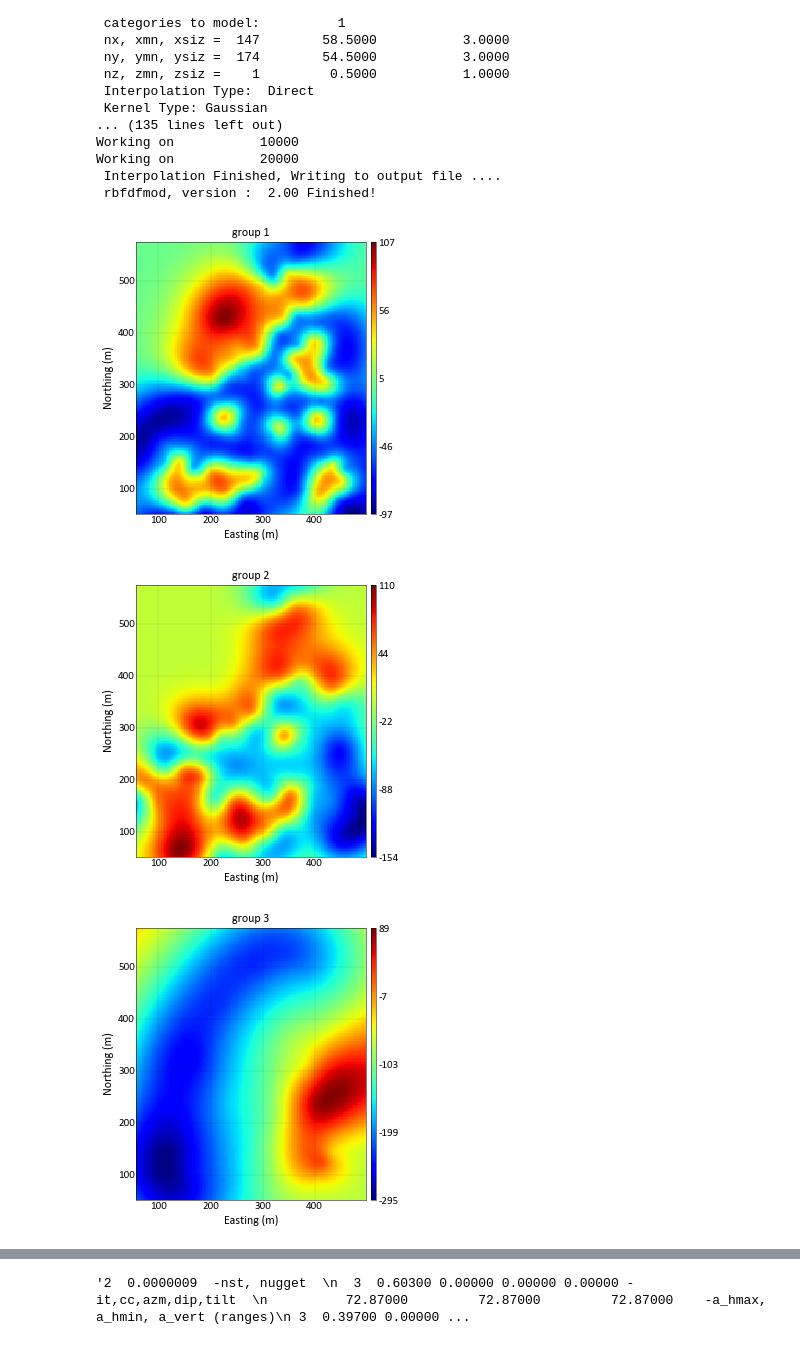
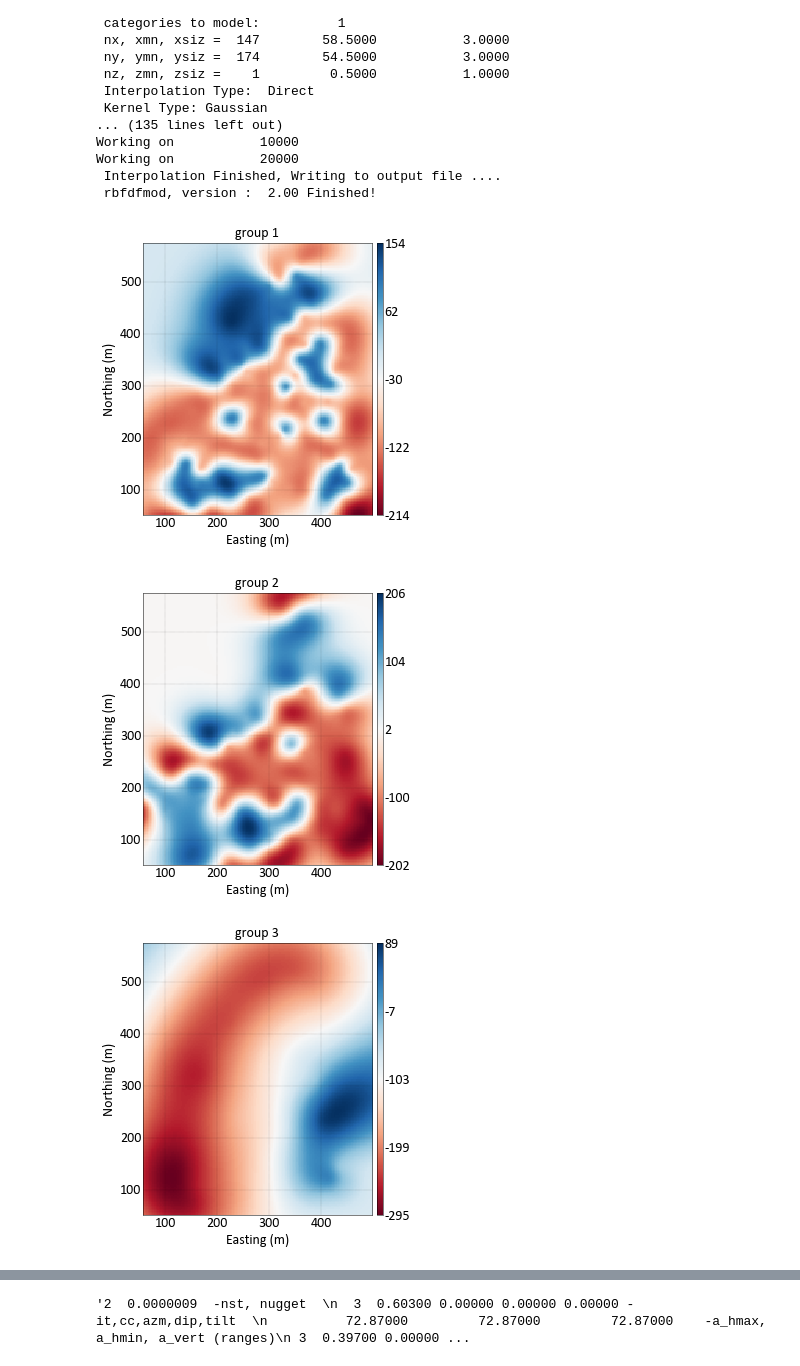
Before and after one commit to robertorolo/hierarchical_boundary_simulation, a Jupyter notebook: jura_case_study_c_discussion.ipynb, the cells around one changed output, grey strips where cells are left out. Saved outputs shown, nothing was run; the diff lists cells and outputs as text; code cells hidden in the pictures.

```diff
--- a/jura_case_study_c_discussion.ipynb
+++ b/jura_case_study_c_discussion.ipynb
@@ -1,6 +1,17 @@
 # %%
 import pygeostat as gs
 from hier_bound_sim_helpers import *
+# %%
+gs.PlotStyle.update(
+{
+'axes.labelsize': 14,
+'axes.titlesize':14,
+'font.size':14,
+'xtick.labelsize': 14,
+'ytick.labelsize': 14,
+'legend.fontsize': 14,
+'figure.titlesize': 14,}
+)
 # %%
 jura = gs.DataFile(flname='data/jura_m.dat', x='Xloc', y='Yloc')
 # %%
@@ -395,7 +406,7 @@ def aniso_support(vario_str):
 
     return a1, a2, a3, r1, r2, r
 # %%
-c = [12, 12, 12, 60]
+c = [60, 60, 60, 60]
 c_str = "{}_{}_{}_{}".format(c[0], c[1], c[2], c[3])
 # %%
 parstr = """                        rbfdfmod
@@ -492,16 +503,16 @@ Working on           20000
 # %%
 g_int = {}
 for ind in [1,2,3,4,]:
     sd_grid = gs.DataFile('Outputs/out_sd_{}.out'.format(ind), griddef=grid)
     g_int[ind] = sd_grid
     _ = gs.slice_plot(sd_grid,
                       griddef=grid,
                       title='group {}'.format(ind),
-                      cmap='jet',
+                      cmap='RdBu',
                       figsize=(5,5),
                       grid=True,
                       output_file='images/int_g{}_{}.png'.format(ind, c_str))
 # %% [output]
-[figure, old version]
+[figure, new version]
-[figure, old version]
+[figure, new version]
-[figure, old version]
+[figure, new version]
```
Also changed, not shown: parts of 13 cells of this notebook, 8 other files.
